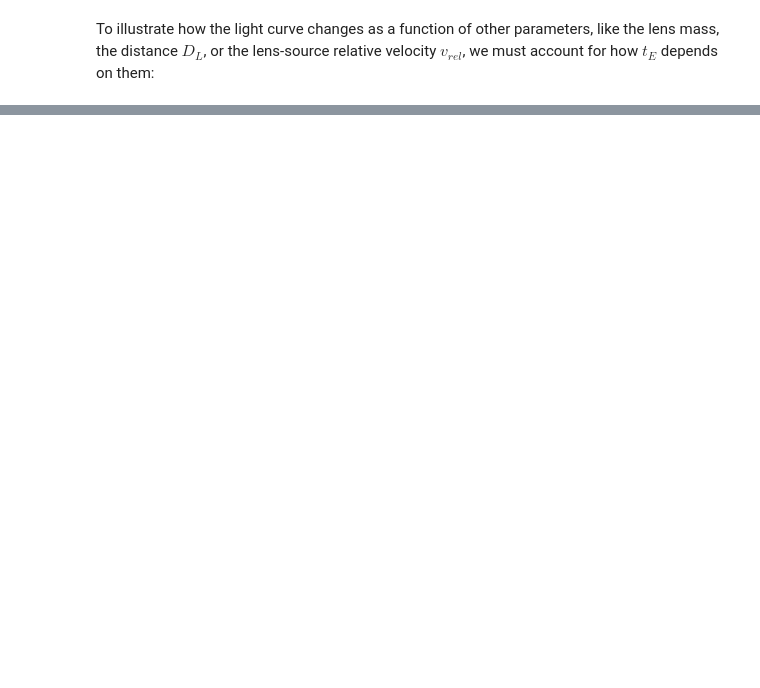
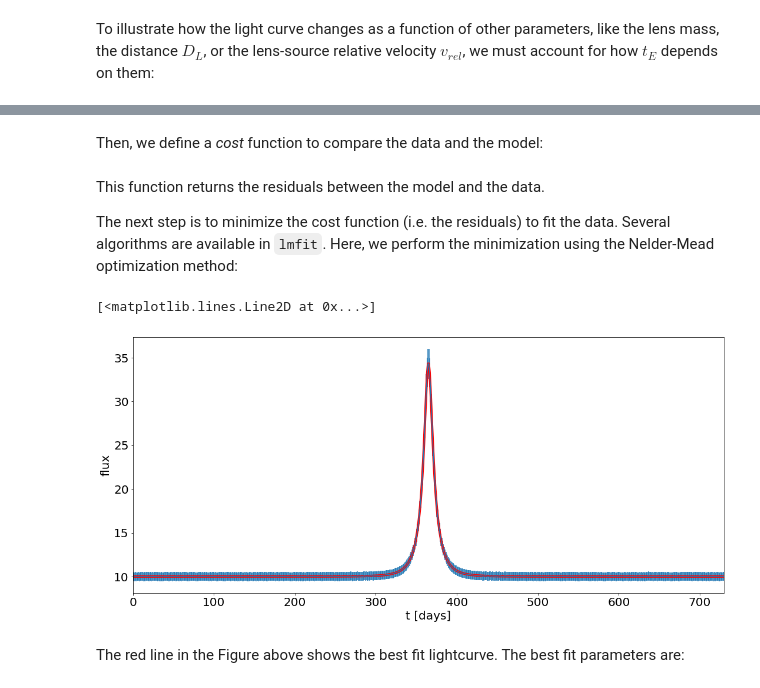
Before and after one commit to maxmen/LensingLectures, a Jupyter notebook: Notebooks/9_2020_microlensing_light_curve.ipynb, the cells around one changed output, grey strips where cells are left out. Saved outputs shown, nothing was run; the diff lists cells and outputs as text; code cells hidden in the pictures; blank space fills up the shorter version.

````diff
--- a/Notebooks/9_2020_microlensing_light_curve.ipynb
+++ b/Notebooks/9_2020_microlensing_light_curve.ipynb
@@ -422,0 +365,37 @@ Note that $t_E$ is constrained very well by the data.
+# %% [markdown]
+Then, we define a *cost* function to compare the data and the model:
+# %%
+def cost_function(p,t,mut,emut):
+    ps = point_source(flux=p['flux0'],ds=p['DS'],vel=p['vel'])
+    pl = point_lens(ps,mass=p['M_lens'],dl=p['DL'],
+                    t0=p['t0'],y0=p['y0'])
+    res=(pl.mut(t)-mut)/emut
+    return (res)
+# %% [markdown]
+This function returns the residuals between the model and the data.
+
+The next step is to minimize the cost function (i.e. the residuals) to fit the data. Several algorithms are available in ```lmfit```. Here, we perform the minimization using the Nelder-Mead optimization method:
+# %%
+mi = lmfit.minimize(cost_function, p, method='Nelder',
+                    args=(t,mut,emut))
+
+# plot the maximum likelihood solution on the top of the data
+fig,ax=plt.subplots(1,1,figsize=(18,8))
+ax.errorbar(t, mut,emut)
+ax.set_xlabel('t [days]',fontsize=20)
+ax.set_ylabel('flux',fontsize=20)
+ax.xaxis.set_tick_params(labelsize=20)
+ax.yaxis.set_tick_params(labelsize=20)
+ax.set_xlim([0,730])
+
+ps_bf = point_source(flux=mi.params['flux0'],ds=mi.params['DS'],
+                     vel=mi.params['vel'])
+pl_bf = point_lens(ps_bf,mass=mi.params['M_lens'],dl=mi.params['DL'],
+                   t0=mi.params['t0'],y0=mi.params['y0'])
+
+ax.plot(t,pl_bf.mut(t),'r',lw=4)
+# %% [output]
+[<matplotlib.lines.Line2D at 0x...>]
+[figure, added]
+# %% [markdown]
+The red line in the Figure above shows the best fit lightcurve. The best fit parameters are:
````
Also changed, not shown: parts of 46 cells of this notebook.
